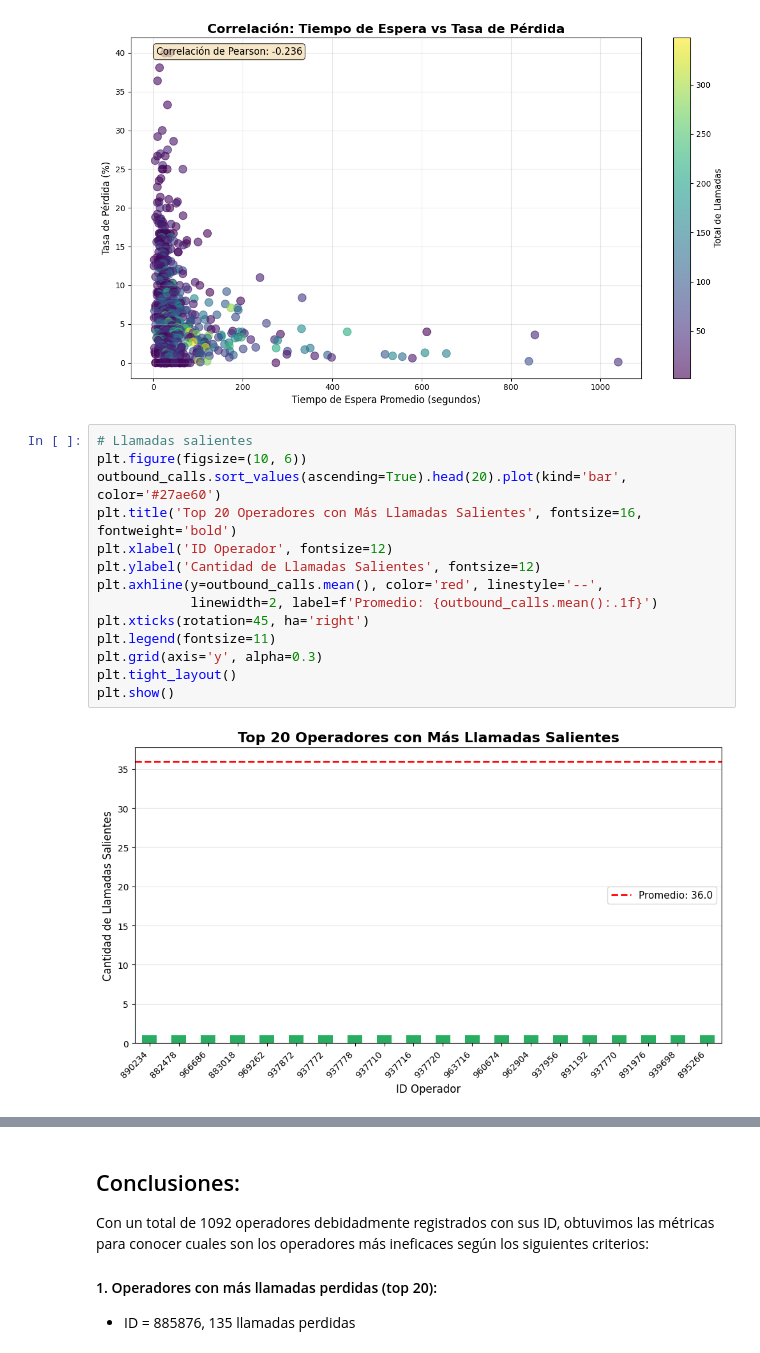
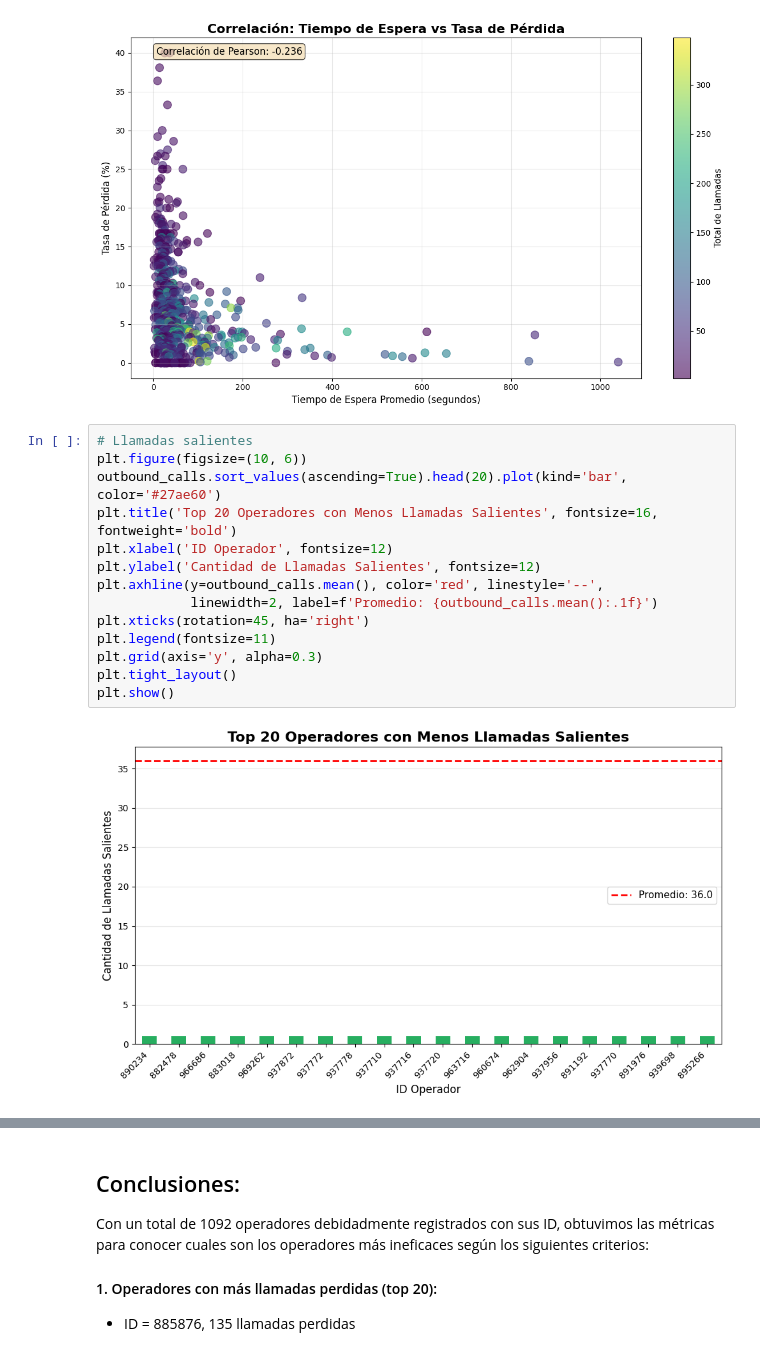
Before and after one commit to pedro-pali/Telecomunicaciones_operadores_ineficaces, a Jupyter notebook: telecomunicaciones.ipynb, the cells around one changed output, grey strips where cells are left out. Drawn from its saved outputs; the diff is of its cells as text.

```diff
--- a/telecomunicaciones.ipynb
+++ b/telecomunicaciones.ipynb
@@ -422,19 +405,19 @@ plt.show()
 # %%
 # Llamadas salientes
 plt.figure(figsize=(10, 6))
 outbound_calls.sort_values(ascending=True).head(20).plot(kind='bar', color='#27ae60')
-plt.title('Top 20 Operadores con Más Llamadas Salientes', fontsize=16, fontweight='bold')
+plt.title('Top 20 Operadores con Menos Llamadas Salientes', fontsize=16, fontweight='bold')
 plt.xlabel('ID Operador', fontsize=12)
 plt.ylabel('Cantidad de Llamadas Salientes', fontsize=12)
 plt.axhline(y=outbound_calls.mean(), color='red', linestyle='--',
             linewidth=2, label=f'Promedio: {outbound_calls.mean():.1f}')
 plt.xticks(rotation=45, ha='right')
 plt.legend(fontsize=11)
 plt.grid(axis='y', alpha=0.3)
 plt.tight_layout()
 plt.show()
 # %% [output]
-[figure, old version]
+[figure, new version]
 # %%
 # Tasa de llamadas salientes
 plt.figure(figsize=(10, 6))
```
Also changed, not shown: parts of 16 cells of this notebook, 1 other file.
